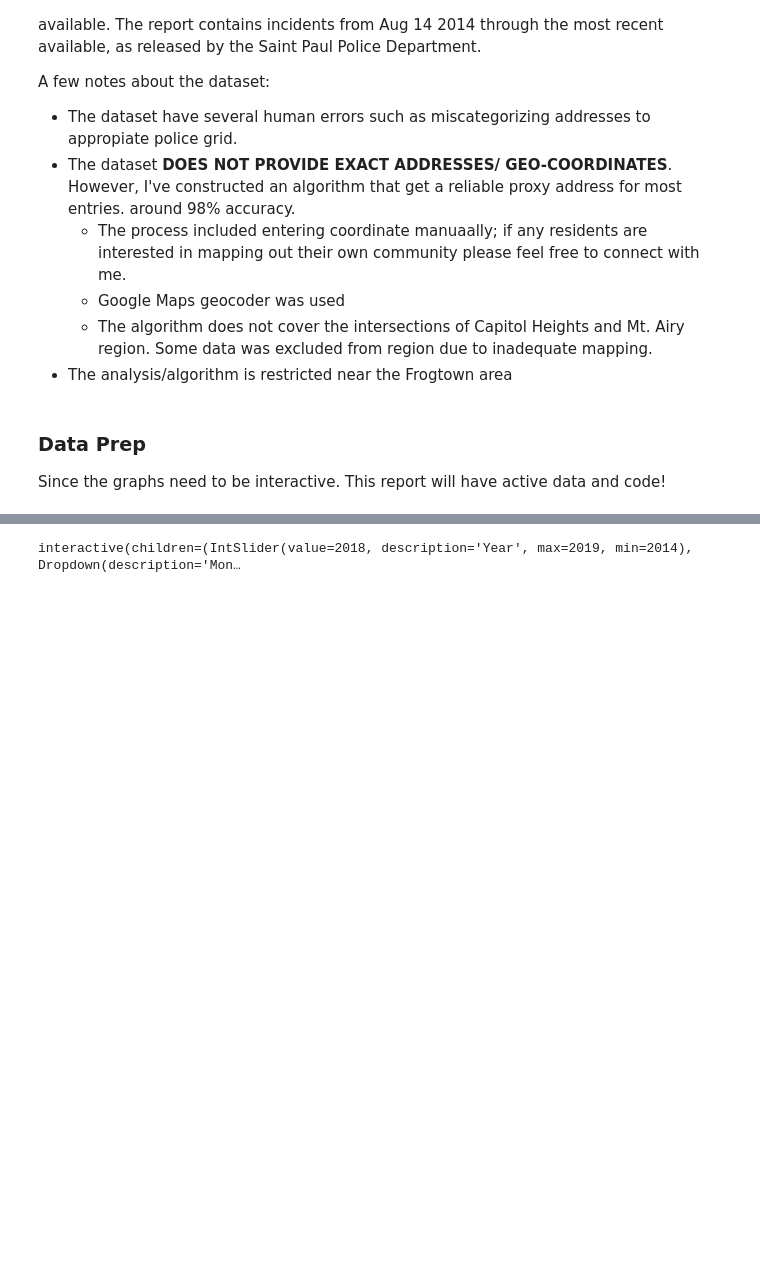
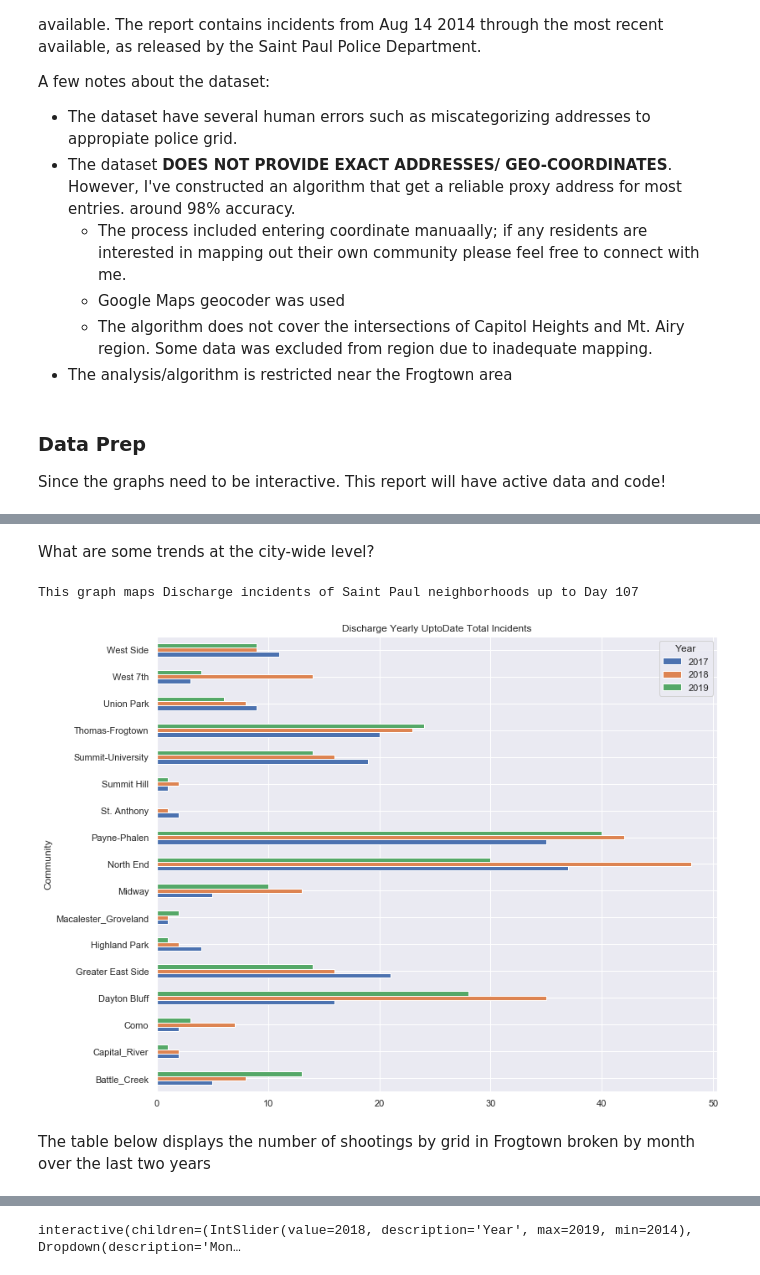
Before and after one commit to sustainabu/OpenData_Saint_Paul, a Jupyter notebook: Saint Paul Project/FG_Crime_Map.ipynb, the cells around one changed output, grey strips where cells are left out. Cells and saved outputs as stored; diff of their text form; code cells hidden in the pictures; blank space fills up the shorter version.

```diff
--- a/Saint Paul Project/FG_Crime_Map.ipynb
+++ b/Saint Paul Project/FG_Crime_Map.ipynb
@@ -165,0 +256,9 @@ plot_Frogtown_long_crime('Violent')
+# %% [markdown]
+What are some trends at the city-wide level?
+# %%
+plot_toDate_Year_SPCrime(Incident='Discharge',Day=Max)
+# %% [output]
+This graph maps Discharge incidents of Saint Paul neighborhoods up to Day 107
+[figure, added]
+# %% [markdown]
+The table below displays the number of shootings by grid in Frogtown broken by month over the last two years
```
Also changed, not shown: parts of 74 cells of this notebook, 3 other files.
